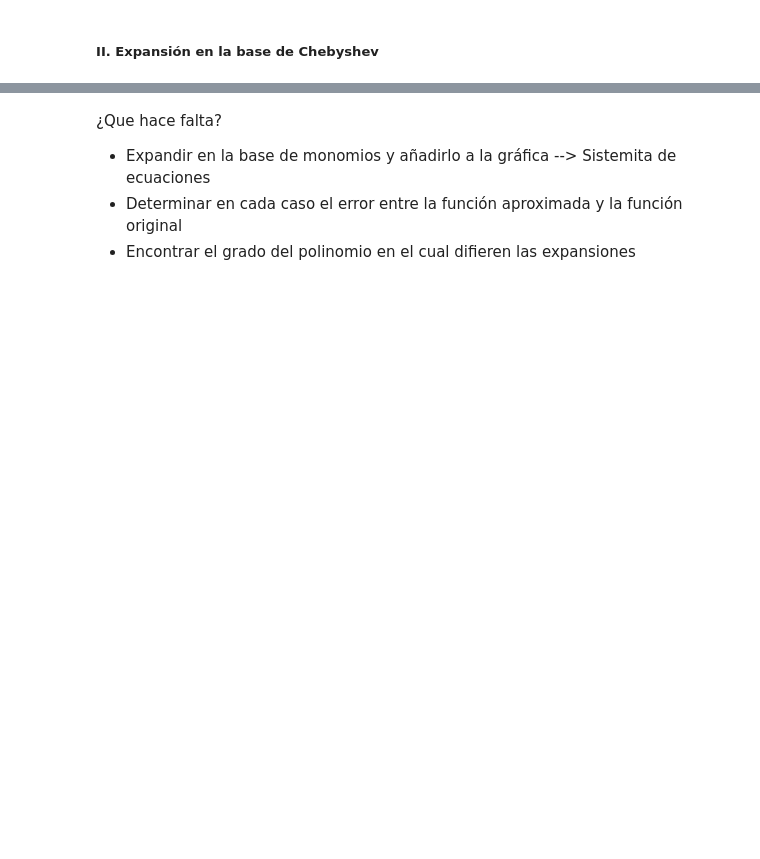
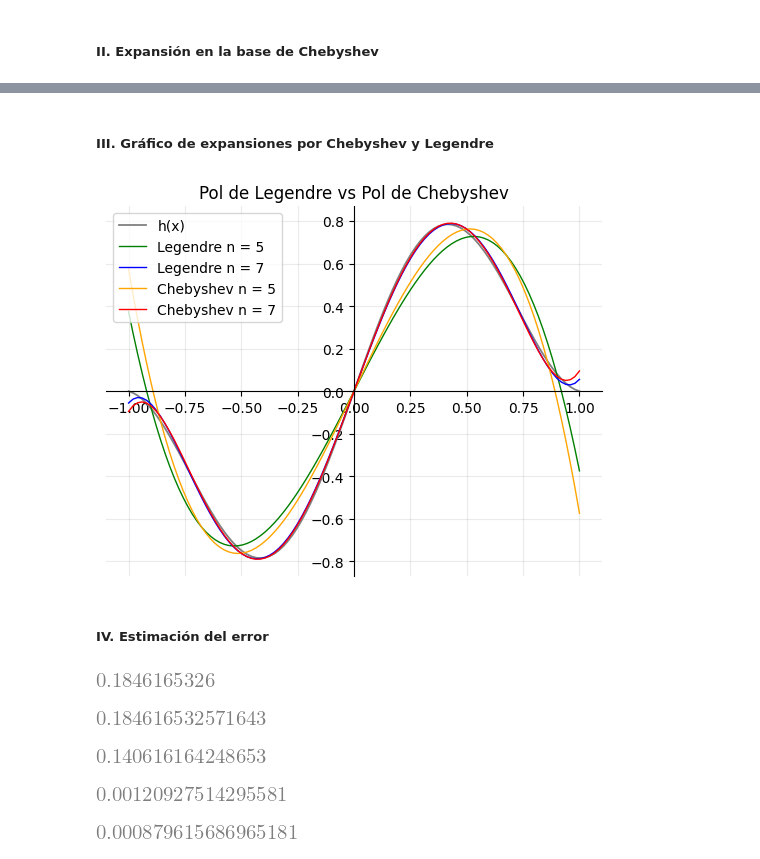
Before and after one commit to ucrosisabella/TareasMetMat1_25B, a Jupyter notebook: Codigos/Clase6 (1).ipynb, the cells around one changed output, grey strips where cells are left out. Drawn from its saved outputs; the diff is of its cells as text; code cells hidden in the pictures; blank space fills up the shorter version.

```diff
--- a/Codigos/Clase6 (1).ipynb
+++ b/Codigos/Clase6 (1).ipynb
@@ -289,5 +351,52 @@ plt.show()
-# %% [markdown]
-¿Que hace falta?
-* Expandir en la base de monomios y añadirlo a la gráfica --> Sistemita de ecuaciones
-* Determinar en cada caso el error entre la función aproximada y la función original
-* Encontrar el grado del polinomio en el cual difieren las expansiones
+# %% [markdown]
+##### III. Gráfico de expansiones por Chebyshev y Legendre
+# %%
+# GRÁFICA:
+x_array = np.linspace(-1, 1, 100)
+
+fig = plt.figure()                                                  # Creación de la figurita
+
+ax = fig.add_subplot(111)
+ax.set_title('Pol de Legendre vs Pol de Chebyshev')                 # Título
+
+# ----------------------------------------------------------------------------------------------------------------------
+
+# Gráfica de la función base
+ax.plot(x_array, h_vals, label='h(x)', color="gray", linewidth=1.3)
+
+# ----------------------------------------------------------------------------------------------------------------------
+
+# LEGENDRE:
+
+# Aprox de 5 términos
+h_legendre_func4 = h_lengendre_num(5)
+ax.plot(x_array, h_legendre_func4(x_array), label='Legendre n = 5', color="green", linewidth=1, linestyle='-')
+
+# Aprox de 7 términos
+h_legendre_func6 = h_lengendre_num(7)
+ax.plot(x_array, h_legendre_func6(x_array), label='Legendre n = 7', color="blue", linewidth=1, linestyle='-')
+
+
+
+# CHEBYSHEV:
+
+# n = 5:
+h_cheb_5_func = pol_cheb_aprox_num(5)
+ax.plot(x_array, h_cheb_5_func(x_array), label='Chebyshev n = 5', color="orange", linewidth=1, linestyle='-')
+
+# n = 7:
+h_cheb_7_func = pol_cheb_aprox_num(7)
+ax.plot(x_array, h_cheb_7_func(x_array), label='Chebyshev n = 7', color="red", linewidth=1, linestyle='-')
+
+
+ax.spines['left'].set_position('zero')
+ax.spines['right'].set_color('none')
+ax.spines['bottom'].set_position('zero')
+ax.spines['top'].set_color('none')
+plt.grid(True, linestyle='-', alpha=0.25)
+plt.legend()
+plt.show()
+# %% [output]
+[figure, added]
+# %% [markdown]
+##### IV. Estimación del error
@@ -293,0 +442,20 @@ plt.show()
+# %%
+error_mon(4).evalf(10)
+# %% [output]
+[figure, added]
+# %%
+error_legendre(4).evalf()
+# %% [output]
+[figure, added]
+# %%
+error_cheb(4)
+# %% [output]
+[figure, added]
+# %%
+error_legendre(8).evalf()
+# %% [output]
+[figure, added]
+# %%
+error_cheb(8)
+# %% [output]
+[figure, added]
```
Also changed, not shown: parts of 13 cells of this notebook.
